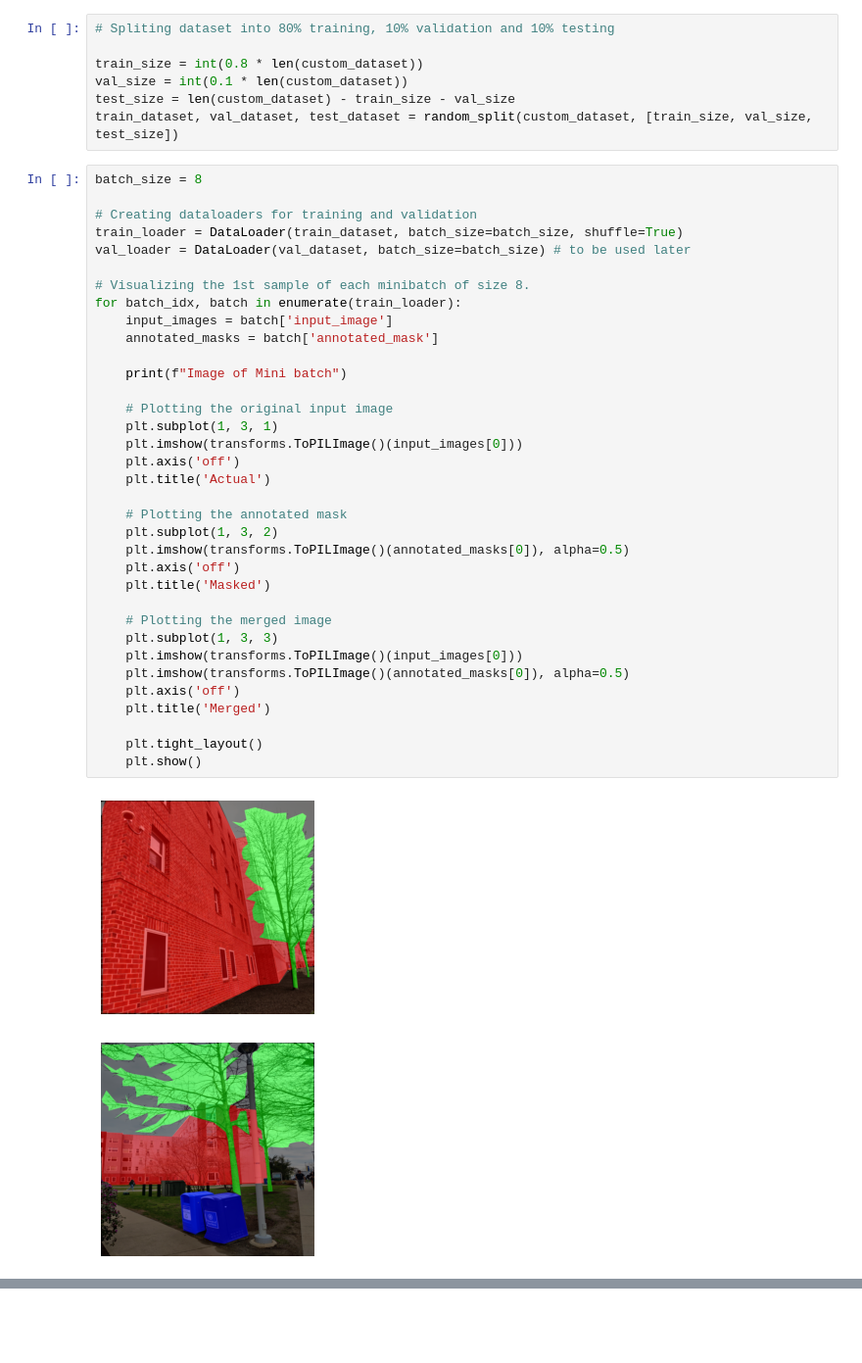
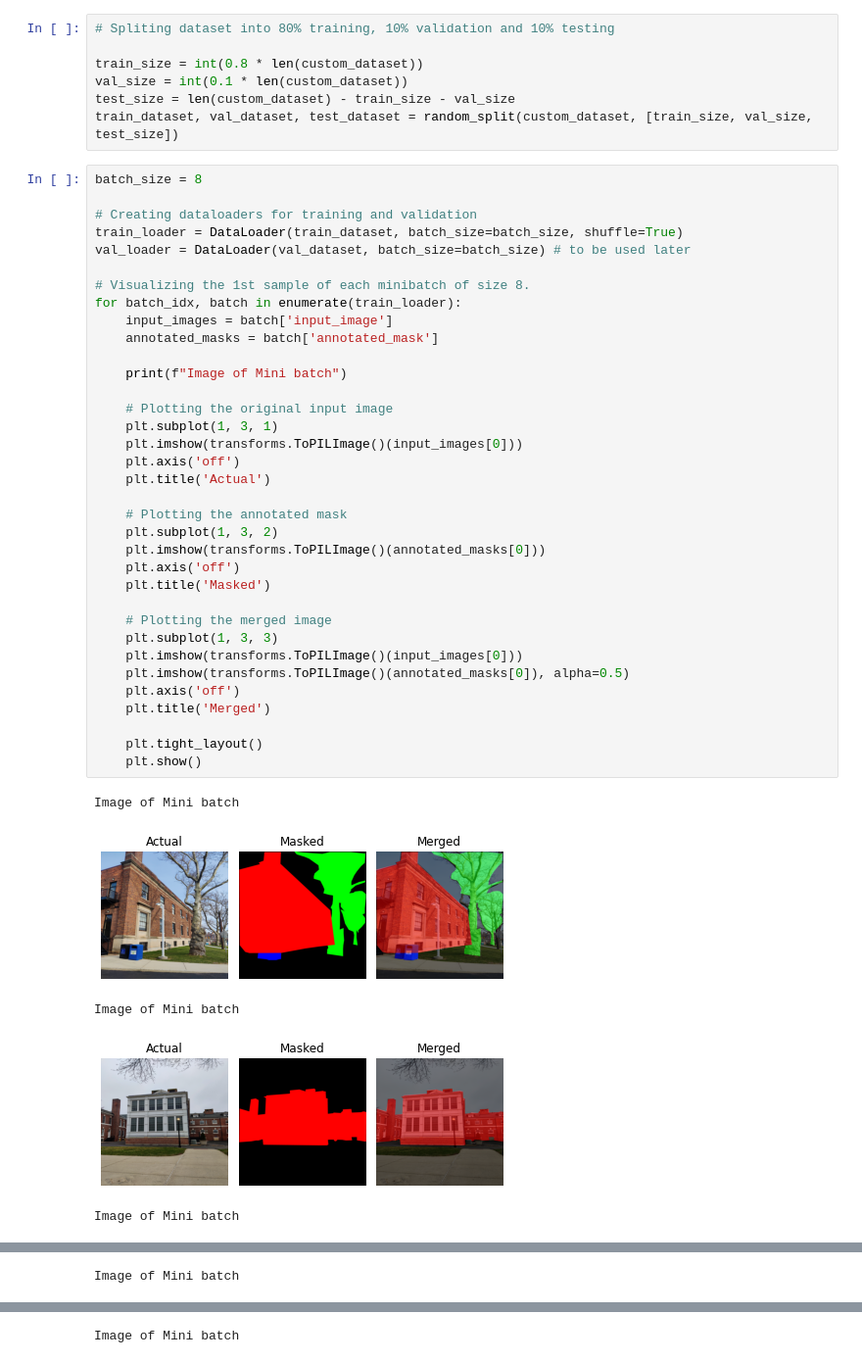
Before and after one commit to iamsudipadhikari/semantic-segmentation-deeplabv3, a Jupyter notebook: data-preparation.ipynb, the cells around one changed output, grey strips where cells are left out. Shown at 98% size. Drawn from its saved outputs; the diff is of its cells as text; blank space fills up the shorter version.

```diff
--- a/data-preparation.ipynb
+++ b/data-preparation.ipynb
@@ -84,33 +82,36 @@ train_loader = DataLoader(train_dataset, batch_size=batch_size, shuffle=True)
 val_loader = DataLoader(val_dataset, batch_size=batch_size) # to be used later
 
 # Visualizing the 1st sample of each minibatch of size 8.
 for batch_idx, batch in enumerate(train_loader):
     input_images = batch['input_image']
     annotated_masks = batch['annotated_mask']
 
     print(f"Image of Mini batch")
 
     # Plotting the original input image
     plt.subplot(1, 3, 1)
     plt.imshow(transforms.ToPILImage()(input_images[0]))
     plt.axis('off')
     plt.title('Actual')
 
     # Plotting the annotated mask
     plt.subplot(1, 3, 2)
-    plt.imshow(transforms.ToPILImage()(annotated_masks[0]), alpha=0.5)
+    plt.imshow(transforms.ToPILImage()(annotated_masks[0]))
     plt.axis('off')
     plt.title('Masked')
 
     # Plotting the merged image
     plt.subplot(1, 3, 3)
     plt.imshow(transforms.ToPILImage()(input_images[0]))
     plt.imshow(transforms.ToPILImage()(annotated_masks[0]), alpha=0.5)
     plt.axis('off')
     plt.title('Merged')
 
     plt.tight_layout()
     plt.show()
 # %% [output]
+Image of Mini batch
-[figure, old version]
+[figure, new version]
+Image of Mini batch
-[figure, old version]
+[figure, new version]
+Image of Mini batch
@@ -117,0 +119 @@ for batch_idx, batch in enumerate(train_loader):
+Image of Mini batch
@@ -118,0 +121 @@ for batch_idx, batch in enumerate(train_loader):
+Image of Mini batch
```
Also changed, not shown: parts of 2 cells of this notebook, 1 other file.
